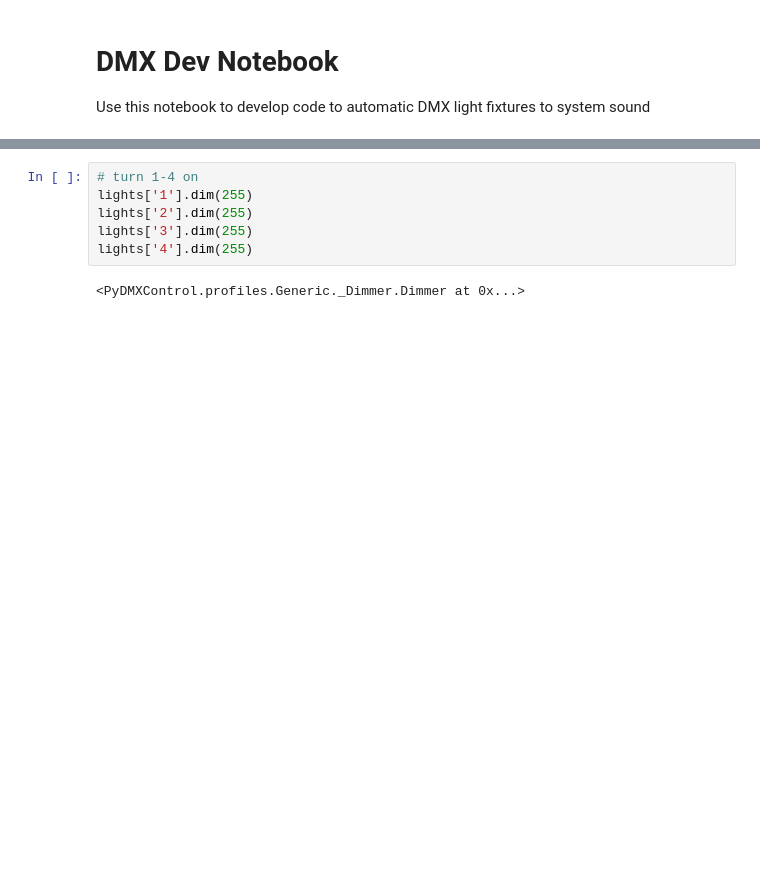
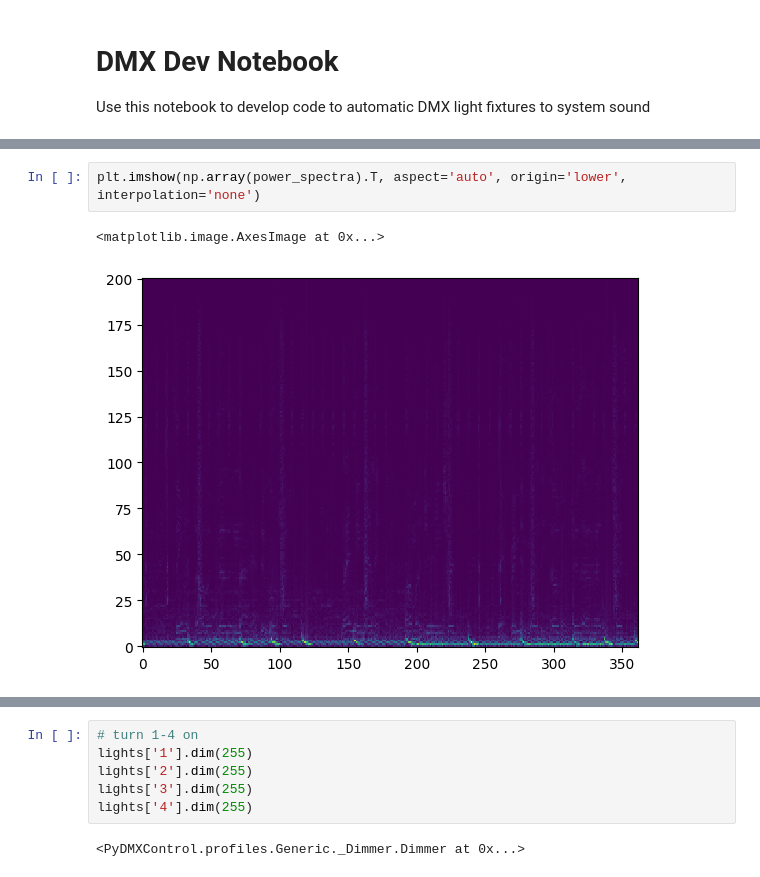
Before and after one commit to LandryBulls/PlaylistPulser, a Jupyter notebook: dmx_dev.ipynb, the cells around one changed output, grey strips where cells are left out. Saved outputs shown, nothing was run; the diff lists cells and outputs as text; blank space fills up the shorter version.

```diff
--- a/dmx_dev.ipynb
+++ b/dmx_dev.ipynb
@@ -26,0 +131,5 @@ lights['strobe_speed'] = dmx.add_fixture(Dimmer)
+# %%
+plt.imshow(np.array(power_spectra).T, aspect='auto', origin='lower', interpolation='none')
+# %% [output]
+<matplotlib.image.AxesImage at 0x...>
+[figure, added]
```
Also changed, not shown: parts of 22 cells of this notebook.
